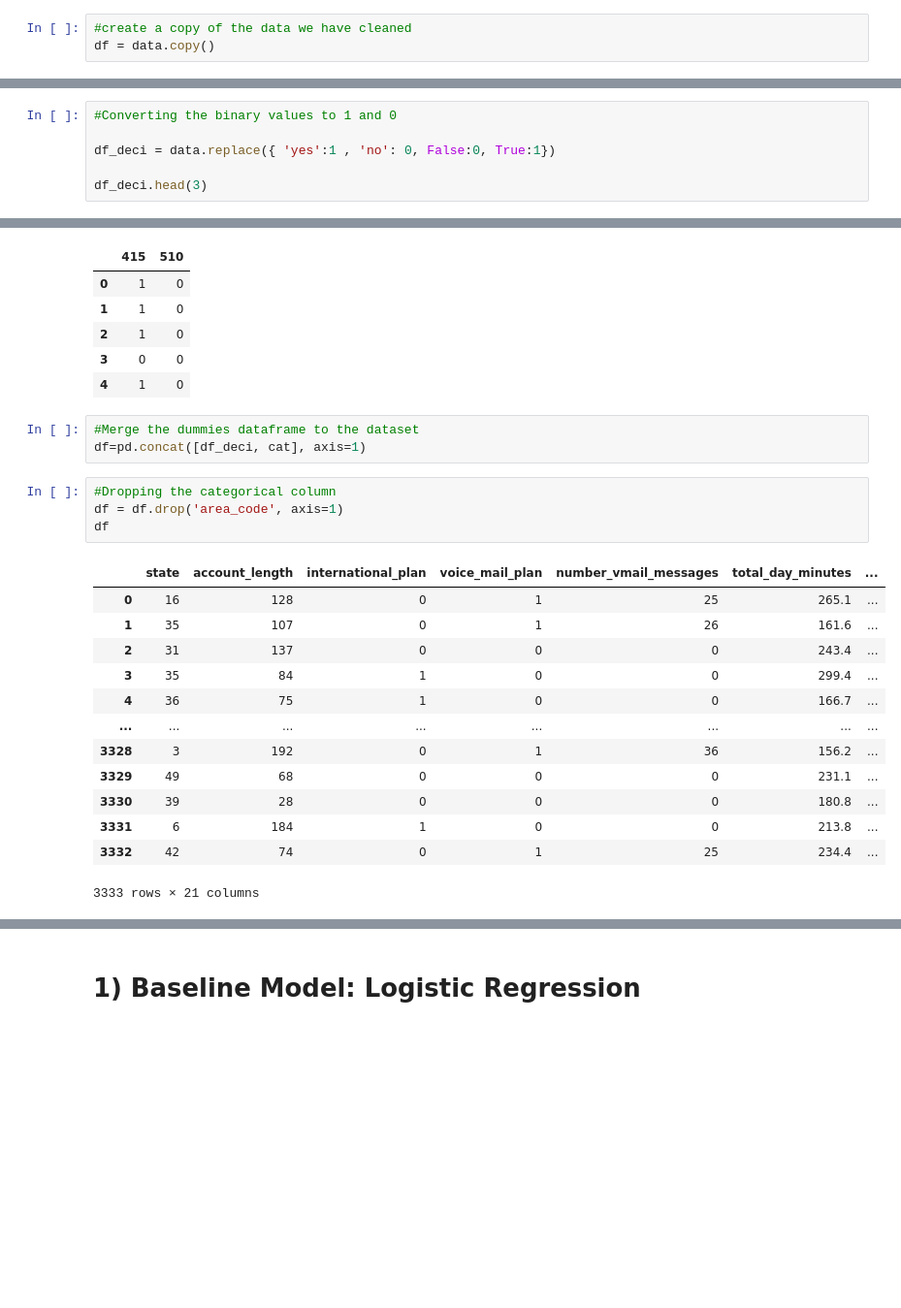
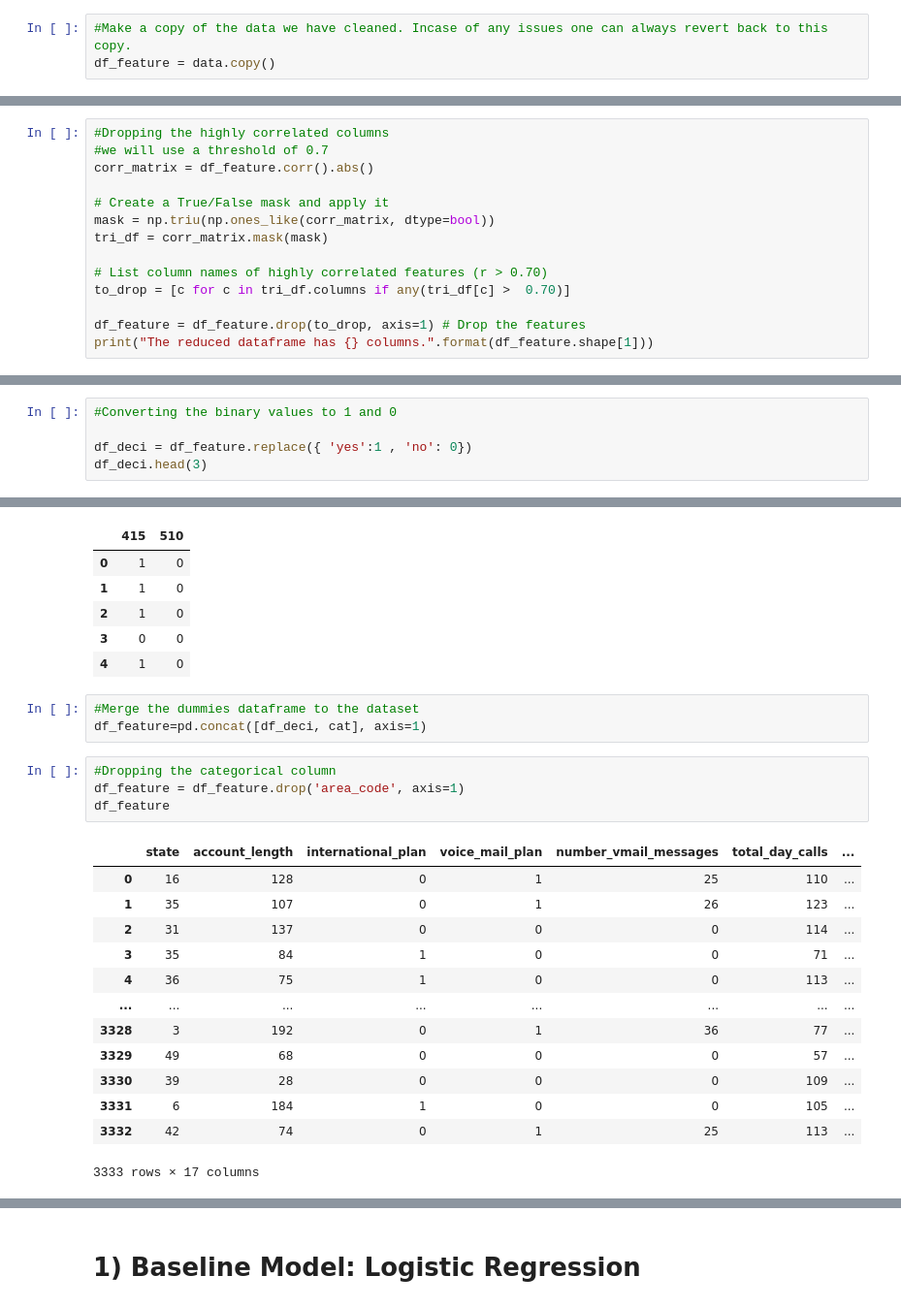
Before and after one commit to Mwikali-5/Churn, a Jupyter notebook: Churn.ipynb, the cells around one changed output, grey strips where cells are left out. Shown at 97% size. Cells and saved outputs as stored; diff of their text form; blank space fills up the shorter version.

```diff
--- a/Churn.ipynb
+++ b/Churn.ipynb
@@ -427,5 +473,5 @@ plt.show();
 # %%
-#create a copy of the data we have cleaned
-df = data.copy()
+#Make a copy of the data we have cleaned. Incase of any issues one can always revert back to this copy.
+df_feature = data.copy()
 # %%
 #dataset for modelling:
@@ -437,3 +483,17 @@ df.head()
 | 2 | NJ | 137 | 415 | no | no | 0 | ... |
 | 3 | OH | 84 | 408 | yes | no | 0 | ... |
 | 4 | OK | 75 | 415 | yes | no | 0 | ... |
+# %%
+#Dropping the highly correlated columns
+#we will use a threshold of 0.7
+corr_matrix = df_feature.corr().abs()
+
+# Create a True/False mask and apply it
+mask = np.triu(np.ones_like(corr_matrix, dtype=bool))
+tri_df = corr_matrix.mask(mask)
+
+# List column names of highly correlated features (r > 0.70)
+to_drop = [c for c in tri_df.columns if any(tri_df[c] >  0.70)]
+
+df_feature = df_feature.drop(to_drop, axis=1) # Drop the features
+print("The reduced dataframe has {} columns.".format(df_feature.shape[1]))
@@ -465,8 +527,7 @@ Name: voice_mail_plan, dtype: int64
 # %%
 #Converting the binary values to 1 and 0
 
-df_deci = data.replace({ 'yes':1 , 'no': 0, False:0, True:1})
-
+df_deci = df_feature.replace({ 'yes':1 , 'no': 0})
 df_deci.head(3)
 # %% [output]
 |  | state | account_length | area_code | international_plan | voice_mail_plan | number_vmail_messages | ... |
@@ -493,22 +564,22 @@ cat.head()
 | 4 | 1 | 0 |
 # %%
 #Merge the dummies dataframe to the dataset
-df=pd.concat([df_deci, cat], axis=1)
+df_feature=pd.concat([df_deci, cat], axis=1)
 # %%
 #Dropping the categorical column
-df = df.drop('area_code', axis=1)
-df
+df_feature = df_feature.drop('area_code', axis=1)
+df_feature
 # %% [output]
-|  | state | account_length | international_plan | voice_mail_plan | number_vmail_messages | total_day_minutes | ... |
-| 0 | 16 | 128 | 0 | 1 | 25 | 265.1 | ... |
-| 1 | 35 | 107 | 0 | 1 | 26 | 161.6 | ... |
-| 2 | 31 | 137 | 0 | 0 | 0 | 243.4 | ... |
-| 3 | 35 | 84 | 1 | 0 | 0 | 299.4 | ... |
-| 4 | 36 | 75 | 1 | 0 | 0 | 166.7 | ... |
+|  | state | account_length | international_plan | voice_mail_plan | number_vmail_messages | total_day_calls | ... |
+| 0 | 16 | 128 | 0 | 1 | 25 | 110 | ... |
+| 1 | 35 | 107 | 0 | 1 | 26 | 123 | ... |
+| 2 | 31 | 137 | 0 | 0 | 0 | 114 | ... |
+| 3 | 35 | 84 | 1 | 0 | 0 | 71 | ... |
+| 4 | 36 | 75 | 1 | 0 | 0 | 113 | ... |
 | ... | ... | ... | ... | ... | ... | ... | ... |
-| 3328 | 3 | 192 | 0 | 1 | 36 | 156.2 | ... |
-| 3329 | 49 | 68 | 0 | 0 | 0 | 231.1 | ... |
-| 3330 | 39 | 28 | 0 | 0 | 0 | 180.8 | ... |
-| 3331 | 6 | 184 | 1 | 0 | 0 | 213.8 | ... |
-| 3332 | 42 | 74 | 0 | 1 | 25 | 234.4 | ... |
+| 3328 | 3 | 192 | 0 | 1 | 36 | 77 | ... |
+| 3329 | 49 | 68 | 0 | 0 | 0 | 57 | ... |
+| 3330 | 39 | 28 | 0 | 0 | 0 | 109 | ... |
+| 3331 | 6 | 184 | 1 | 0 | 0 | 105 | ... |
+| 3332 | 42 | 74 | 0 | 1 | 25 | 113 | ... |
-3333 rows × 21 columns
+3333 rows × 17 columns
```
Also changed, not shown: parts of 116 cells of this notebook.
